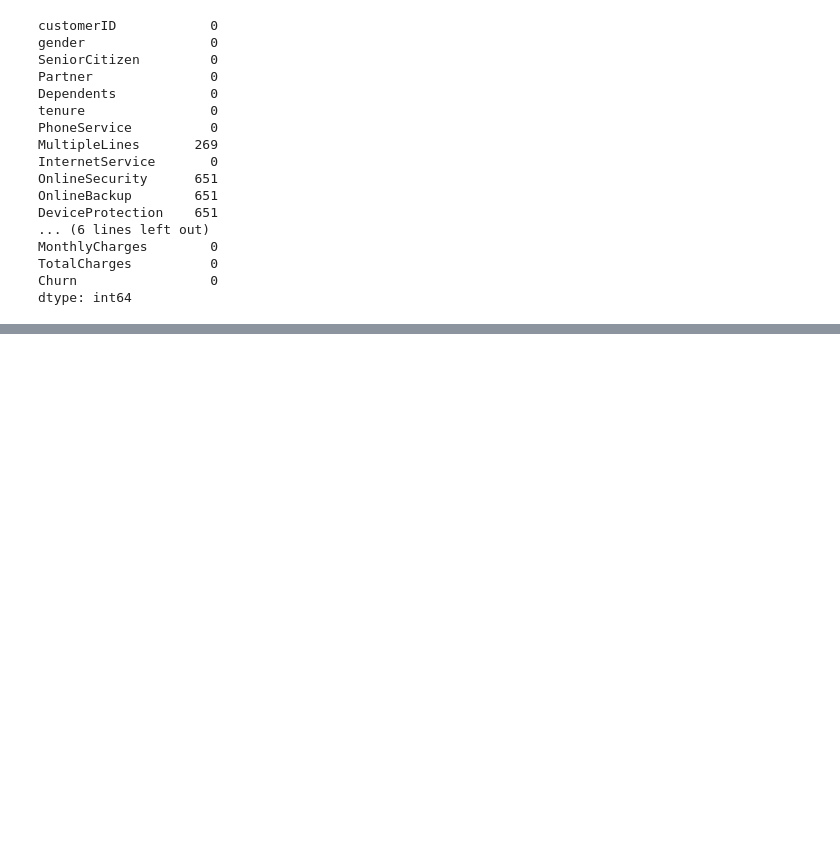
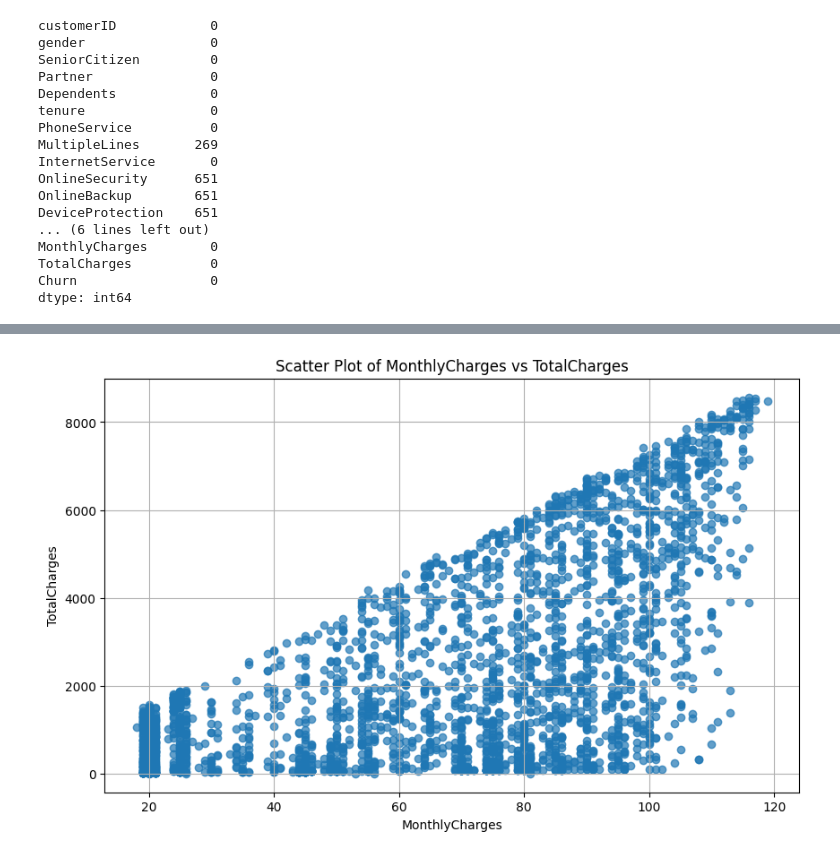
Before and after one commit to lauranyangasi/classification, a Jupyter notebook: Classification_project.ipynb, the cells around one changed output, grey strips where cells are left out. Saved outputs shown, nothing was run; the diff lists cells and outputs as text; code cells hidden in the pictures; blank space fills up the shorter version.

```diff
--- a/Classification_project.ipynb
+++ b/Classification_project.ipynb
@@ -295,0 +527,15 @@ dtype: int64
+# %%
+# Choose two continuous variables for the scatter plot
+x_variable = 'MonthlyCharges'
+y_variable = 'TotalCharges'
+
+# Create a scatter plot
+plt.figure(figsize=(10, 6))
+plt.scatter(df1[x_variable], df1[y_variable], alpha=0.7)
+plt.title(f'Scatter Plot of {x_variable} vs {y_variable}')
+plt.xlabel(x_variable)
+plt.ylabel(y_variable)
+plt.grid(True)
+plt.show()
+# %% [output]
+[figure, added]
```
Also changed, not shown: parts of 29 cells of this notebook.
